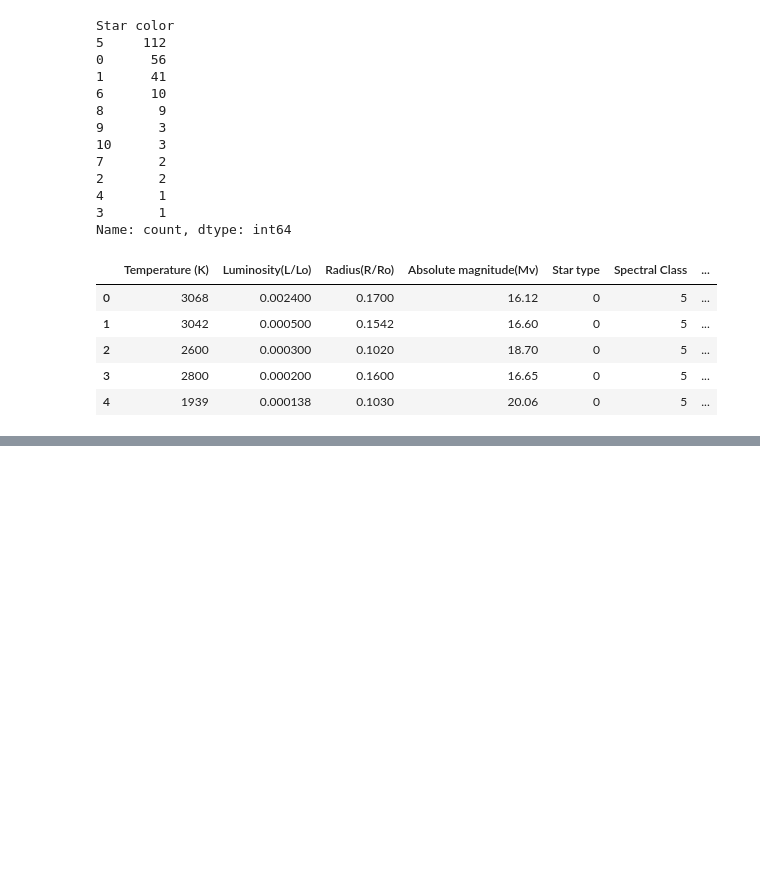
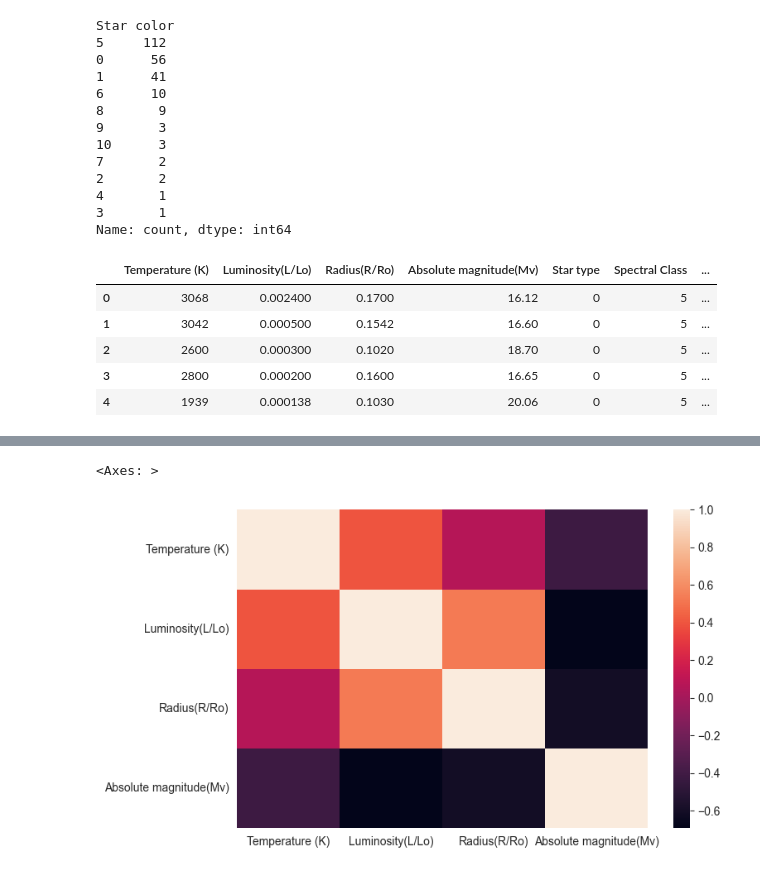
Before and after one commit to IoNiCx1/Star_classification, a Jupyter notebook: Project.ipynb, the cells around one changed output, grey strips where cells are left out. Drawn from its saved outputs; the diff is of its cells as text; code cells hidden in the pictures; blank space fills up the shorter version.

```diff
--- a/Project.ipynb
+++ b/Project.ipynb
@@ -151,0 +170,8 @@ df.head()
+# %%
+cols= ['Temperature (K)', 'Luminosity(L/Lo)', 'Radius(R/Ro)',
+       'Absolute magnitude(Mv)']
+# %%
+sns.heatmap(df[cols].corr())
+# %% [output]
+<Axes: >
+[figure, added]
```
Also changed, not shown: parts of 8 cells of this notebook.
